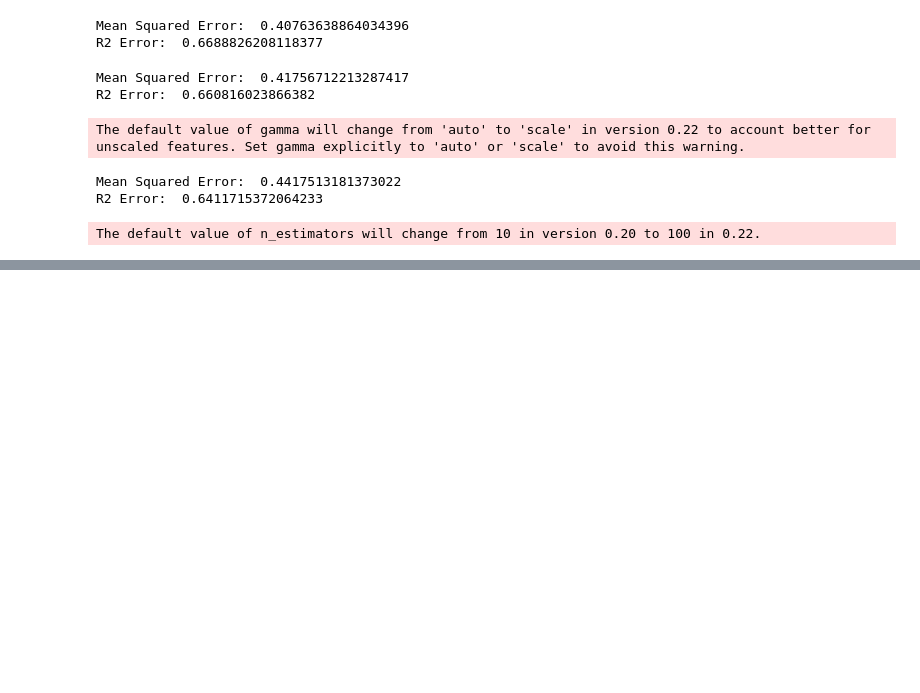
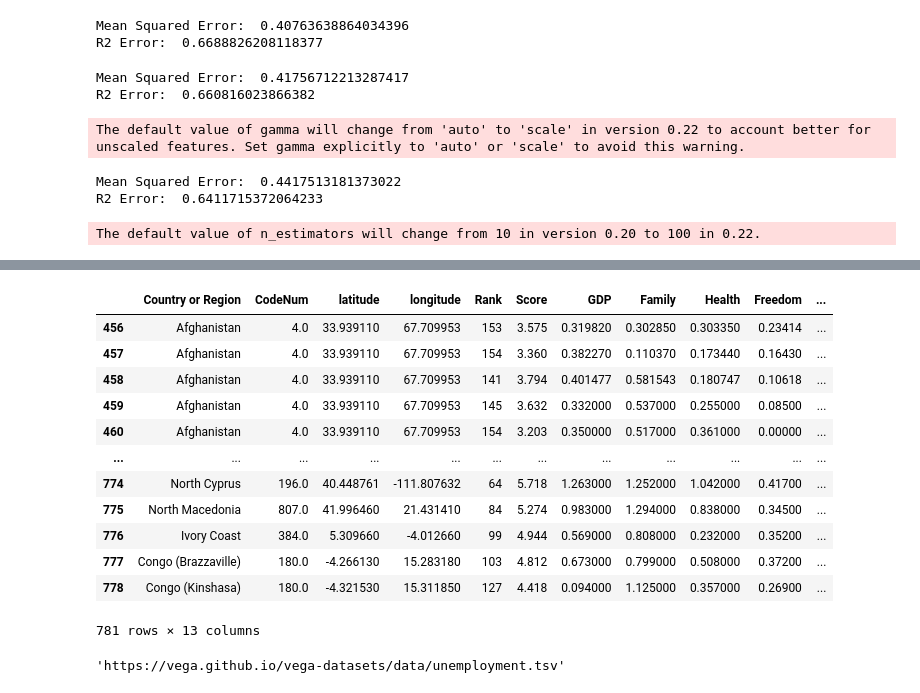
Before and after one commit to CMU-IDS-2020/a3-hello-world, a Jupyter notebook: analysis.ipynb, the cells around one changed output, grey strips where cells are left out. Cells and saved outputs as stored; diff of their text form; code cells hidden in the pictures; blank space fills up the shorter version.

Commit message:
1. include country code into dataset 2. implement world heat map

```diff
--- a/analysis.ipynb
+++ b/analysis.ipynb
@@ -217,0 +222,3 @@ The default value of n_estimators will change from 10 in version 0.20 to 100 in
+# %%
+df_map = pd.read_csv('./data/happy_map_code.csv', index_col=0)
+df_map.isnull().sum()
@@ -217,0 +267,59 @@ The default value of n_estimators will change from 10 in version 0.20 to 100 in
+# %%
+df_map
+# %% [output]
+|  | Country or Region | CodeNum | latitude | longitude | Rank | Score | GDP | Family | Health | Freedom | ... |
+| 456 | Afghanistan | 4.0 | 33.939110 | 67.709953 | 153 | 3.575 | 0.319820 | 0.302850 | 0.303350 | 0.23414 | ... |
+| 457 | Afghanistan | 4.0 | 33.939110 | 67.709953 | 154 | 3.360 | 0.382270 | 0.110370 | 0.173440 | 0.16430 | ... |
+| 458 | Afghanistan | 4.0 | 33.939110 | 67.709953 | 141 | 3.794 | 0.401477 | 0.581543 | 0.180747 | 0.10618 | ... |
+| 459 | Afghanistan | 4.0 | 33.939110 | 67.709953 | 145 | 3.632 | 0.332000 | 0.537000 | 0.255000 | 0.08500 | ... |
+| 460 | Afghanistan | 4.0 | 33.939110 | 67.709953 | 154 | 3.203 | 0.350000 | 0.517000 | 0.361000 | 0.00000 | ... |
+| ... | ... | ... | ... | ... | ... | ... | ... | ... | ... | ... | ... |
+| 774 | North Cyprus | 196.0 | 40.448761 | -111.807632 | 64 | 5.718 | 1.263000 | 1.252000 | 1.042000 | 0.41700 | ... |
+| 775 | North Macedonia | 807.0 | 41.996460 | 21.431410 | 84 | 5.274 | 0.983000 | 1.294000 | 0.838000 | 0.34500 | ... |
+| 776 | Ivory Coast | 384.0 | 5.309660 | -4.012660 | 99 | 4.944 | 0.569000 | 0.808000 | 0.232000 | 0.35200 | ... |
+| 777 | Congo (Brazzaville) | 180.0 | -4.266130 | 15.283180 | 103 | 4.812 | 0.673000 | 0.799000 | 0.508000 | 0.37200 | ... |
+| 778 | Congo (Kinshasa) | 180.0 | -4.321530 | 15.311850 | 127 | 4.418 | 0.094000 | 1.125000 | 0.357000 | 0.26900 | ... |
+781 rows × 13 columns
+# %%
+africa_chart = (
+    alt.Chart(source)
+    .mark_geoshape(stroke="white", fill='#666666')
+    .encode(
+        color="value:Q",
+        tooltip=[
+            alt.Tooltip("properties.geounit:O", title="Country name"),
+        ],
+    )
+    .transform_lookup(
+        lookup="properties.geounit",
+        from_=alt.LookupData(filtered_data, "Geo Name", ["value"]),
+    )
+)
+def gen_map(geodata, color_column, title, tooltip, color_scheme='bluegreen'):
+    '''
+    Generates Toronto neighbourhoods map with building count choropleth
+    '''
+
+    # Add Base Layer
+    base = alt.Chart(geodata, title = title).mark_geoshape(
+        fill='#666666',
+        stroke='white'
+    ).encode(
+    ).properties(
+        width=800,
+        height=800
+    )
+    # Add Choropleth Layer
+    choro = alt.Chart(geodata).mark_geoshape(
+        fill='lightgray',
+        stroke='black'
+    ).encode(
+        alt.Color(color_column,
+                  type='quantitative',
+                  scale=alt.Scale(scheme=color_scheme),
+                  title = "Building Counts"),
+         tooltip=tooltip
+    )
+    return base + choro
+# %% [output]
+'https://vega.github.io/vega-datasets/data/unemployment.tsv'
```
Also changed, not shown: parts of 11 cells of this notebook, 7 other files.
